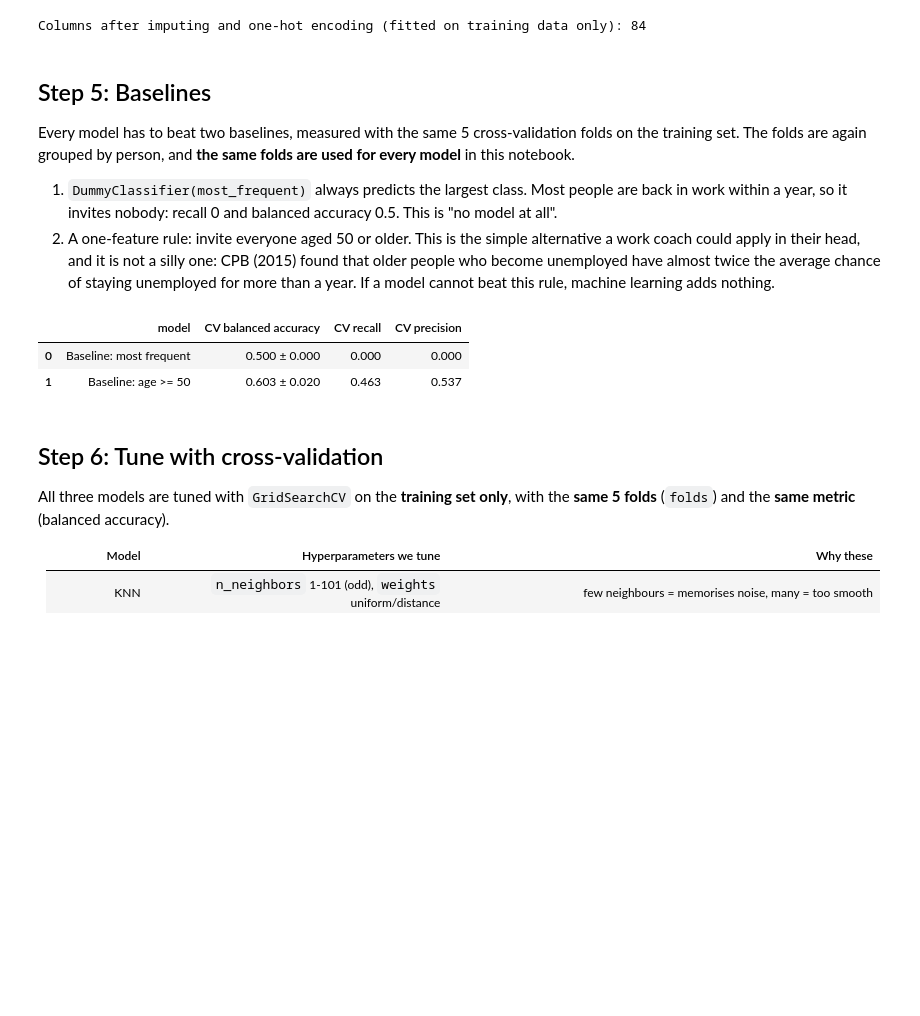
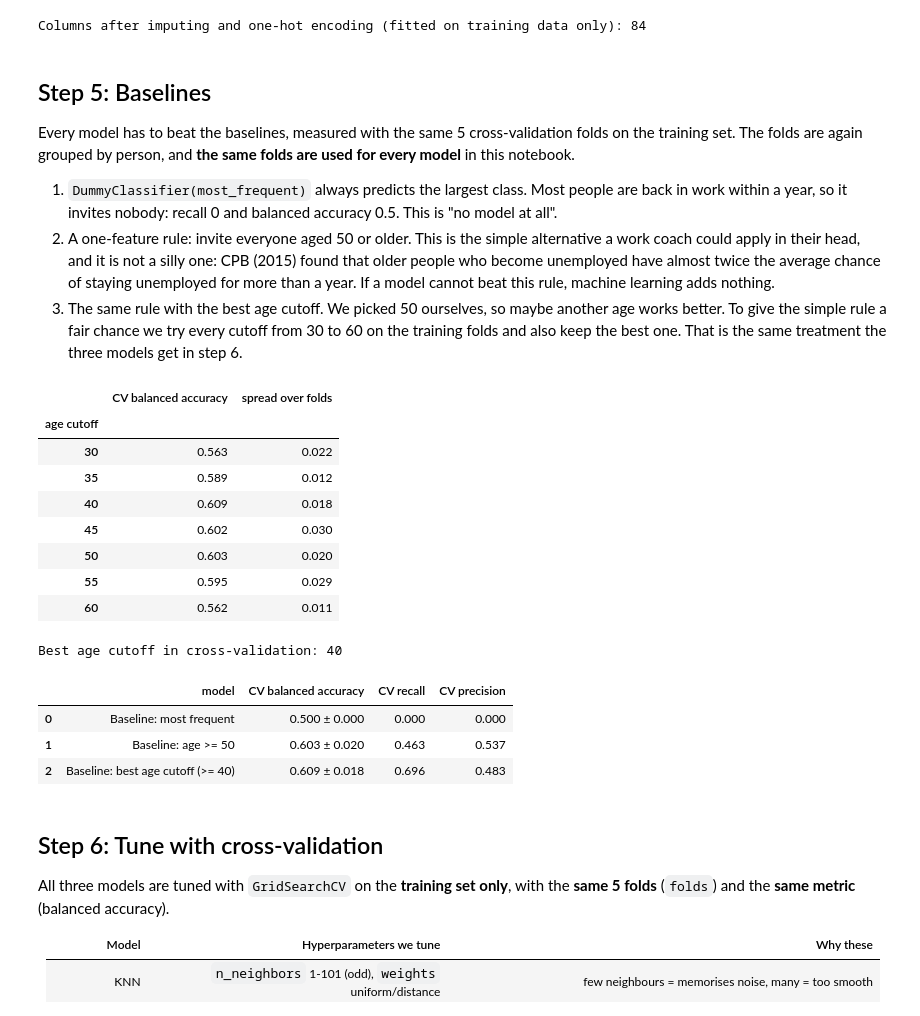
Before and after one commit to lucasjansze/Hackathon_5, a Jupyter notebook: uwv_long_term_unemployment.ipynb, the cells around one changed output. Saved outputs shown, nothing was run; the diff lists cells and outputs as text; code cells hidden in the pictures; blank space fills up the shorter version.

```diff
--- a/uwv_long_term_unemployment.ipynb
+++ b/uwv_long_term_unemployment.ipynb
@@ -539,45 +550,68 @@ print("Columns after imputing and one-hot encoding (fitted on training data only
 Columns after imputing and one-hot encoding (fitted on training data only): 84
 # %% [markdown]
 ## Step 5: Baselines
-Every model has to beat two baselines, measured with the same 5 cross-validation folds on the training set. The folds are again grouped by person, and **the same folds are used for every model** in this notebook.
+Every model has to beat the baselines, measured with the same 5 cross-validation folds on the training set. The folds are again grouped by person, and **the same folds are used for every model** in this notebook.
 
 1. `DummyClassifier(most_frequent)` always predicts the largest class. Most people are back in work within a year, so it invites nobody: recall 0 and balanced accuracy 0.5. This is "no model at all".
 2. A one-feature rule: invite everyone aged 50 or older. This is the simple alternative a work coach could apply in their head, and it is not a silly one: CPB (2015) found that older people who become unemployed have almost twice the average chance of staying unemployed for more than a year. If a model cannot beat this rule, machine learning adds nothing.
+3. The same rule with the best age cutoff. We picked 50 ourselves, so maybe another age works better. To give the simple rule a fair chance we try every cutoff from 30 to 60 on the training folds and also keep the best one. That is the same treatment the three models get in step 6.
 # %%
 folds = list(StratifiedGroupKFold(n_splits=5, shuffle=True, random_state=RANDOM_STATE)
              .split(X_train, y_train, groups_train))          # the SAME folds for every model
 SCORING = "balanced_accuracy"
 
 class AgeRule(BaseEstimator, ClassifierMixin):
     # Predicts 1 (long-term) for everyone at or above the age threshold. Learns nothing from the data.
+    # Written as a small scikit-learn class so it can go through the same cross-validation as the real models.
     def __init__(self, age_threshold=50):
         self.age_threshold = age_threshold
     def fit(self, X, y):
         self.classes_ = np.array([0, 1])
         return self
     def predict(self, X):
         return (X["age"] >= self.age_threshold).astype(int).to_numpy()
 
+# Which age cutoff works best? Tried on the same folds, on the training set only.
+age_search = GridSearchCV(AgeRule(), {"age_threshold": list(range(30, 61, 5))}, cv=folds, scoring=SCORING)
+age_search.fit(X_train, y_train)
+best_age = age_search.best_params_["age_threshold"]
+display(pd.DataFrame({"age cutoff": list(range(30, 61, 5)),
+                      "CV balanced accuracy": age_search.cv_results_["mean_test_score"].round(3),
+                      "spread over folds": age_search.cv_results_["std_test_score"].round(3)}).set_index("age cutoff"))
+print("Best age cutoff in cross-validation:", best_age)
+
 baselines = {
     "Baseline: most frequent": Pipeline([("prep", make_preprocessor()),
                                          ("model", DummyClassifier(strategy="most_frequent"))]),
     "Baseline: age >= 50": AgeRule(age_threshold=50),
+    f"Baseline: best age cutoff (>= {best_age})": AgeRule(age_threshold=best_age),
 }
 rows = []
 for name, model in baselines.items():
     res = cross_validate(model, X_train, y_train, cv=folds,
                          scoring={"balanced_accuracy": "balanced_accuracy", "recall": "recall",
                                   # precision is 0 (not a warning) when a baseline invites nobody
                                   "precision": make_scorer(precision_score, zero_division=0)})
     rows.append({"model": name,
                  "CV balanced accuracy": f"{res['test_balanced_accuracy'].mean():.3f} ± {res['test_balanced_accuracy'].std():.3f}",
                  "CV recall": round(res["test_recall"].mean(), 3),
                  "CV precision": round(res["test_precision"].mean(), 3)})
 pd.DataFrame(rows)
 # %% [output]
-|  | model | CV balanced accuracy | CV recall | CV precision |
-| 0 | Baseline: most frequent | 0.500 ± 0.000 | 0.000 | 0.000 |
-| 1 | Baseline: age >= 50 | 0.603 ± 0.020 | 0.463 | 0.537 |
+|  | CV balanced accuracy | spread over folds |
+| age cutoff |  |  |
+| 30 | 0.563 | 0.022 |
+| 35 | 0.589 | 0.012 |
+| 40 | 0.609 | 0.018 |
+| 45 | 0.602 | 0.030 |
+| 50 | 0.603 | 0.020 |
+| 55 | 0.595 | 0.029 |
+| 60 | 0.562 | 0.011 |
+Best age cutoff in cross-validation: 40
+|  | model | CV balanced accuracy | CV recall | CV precision |
+| 0 | Baseline: most frequent | 0.500 ± 0.000 | 0.000 | 0.000 |
+| 1 | Baseline: age >= 50 | 0.603 ± 0.020 | 0.463 | 0.537 |
+| 2 | Baseline: best age cutoff (>= 40) | 0.609 ± 0.018 | 0.696 | 0.483 |
 # %% [markdown]
 ## Step 6: Tune with cross-validation
 All three models are tuned with `GridSearchCV` on the **training set only**, with the **same 5 folds** (`folds`) and the **same metric** (balanced accuracy).
```
Also changed, not shown: parts of 32 cells of this notebook, 6 other files.
